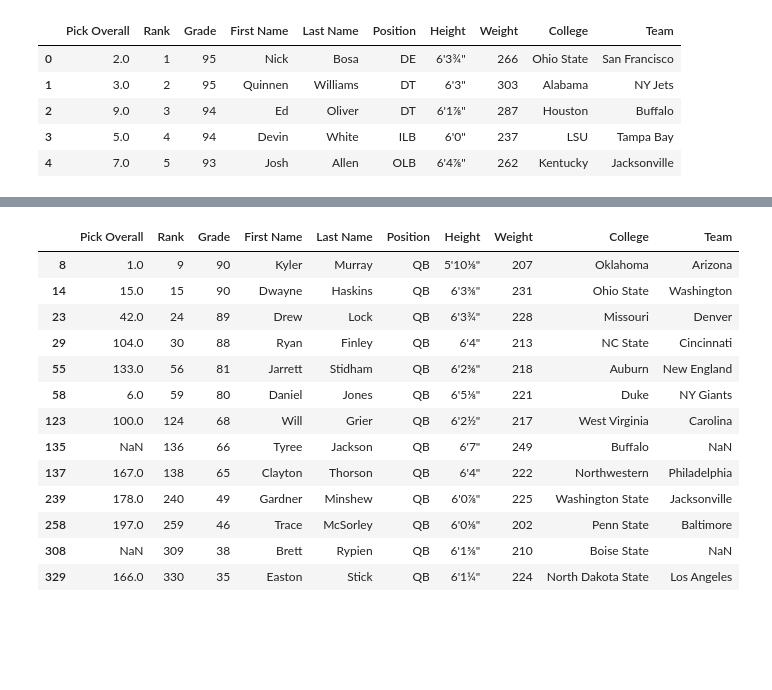
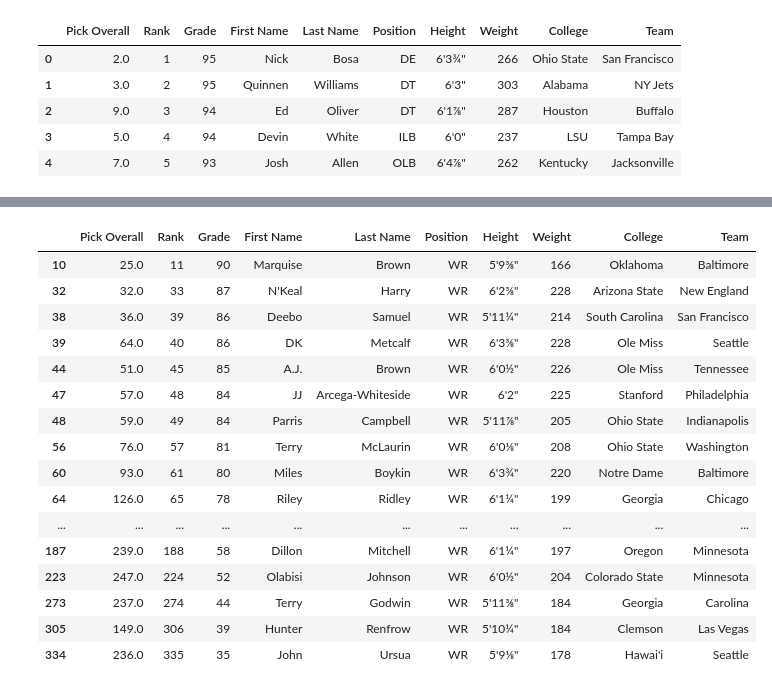
Before and after one commit to walshja03/NFLDraftAnalysis, a Jupyter notebook: RankVsDraft.ipynb, the cells around one changed output, grey strips where cells are left out. Drawn from its saved outputs; the diff is of its cells as text; code cells hidden in the pictures; blank space fills up the shorter version.

```diff
--- a/RankVsDraft.ipynb
+++ b/RankVsDraft.ipynb
@@ -172,21 +146,24 @@ Warnings:
 # %%
-positions = d2019["Position"].unique()
+positions = drafted2019["Position"].unique()
 # %%
-posdfs ={i:d2019[d2019["Position"]==i] for i in positions}
+posdfs ={i:drafted2019[drafted2019["Position"]==i] for i in positions}
 # %%
-posdfs["QB"]
+posdfs["WR"]
 # %% [output]
 |  | Pick Overall | Rank | Grade | First Name | Last Name | Position | Height | Weight | College | Team |
-| 8 | 1.0 | 9 | 90 | Kyler | Murray | QB | 5'10⅛" | 207 | Oklahoma | Arizona |
-| 14 | 15.0 | 15 | 90 | Dwayne | Haskins | QB | 6'3⅜" | 231 | Ohio State | Washington |
-| 23 | 42.0 | 24 | 89 | Drew | Lock | QB | 6'3¾" | 228 | Missouri | Denver |
-| 29 | 104.0 | 30 | 88 | Ryan | Finley | QB | 6'4" | 213 | NC State | Cincinnati |
-| 55 | 133.0 | 56 | 81 | Jarrett | Stidham | QB | 6'2⅜" | 218 | Auburn | New England |
-| 58 | 6.0 | 59 | 80 | Daniel | Jones | QB | 6'5⅛" | 221 | Duke | NY Giants |
-| 123 | 100.0 | 124 | 68 | Will | Grier | QB | 6'2½" | 217 | West Virginia | Carolina |
-| 135 | NaN | 136 | 66 | Tyree | Jackson | QB | 6'7" | 249 | Buffalo | NaN |
-| 137 | 167.0 | 138 | 65 | Clayton | Thorson | QB | 6'4" | 222 | Northwestern | Philadelphia |
-| 239 | 178.0 | 240 | 49 | Gardner | Minshew | QB | 6'0⅞" | 225 | Washington State | Jacksonville |
-| 258 | 197.0 | 259 | 46 | Trace | McSorley | QB | 6'0⅛" | 202 | Penn State | Baltimore |
-| 308 | NaN | 309 | 38 | Brett | Rypien | QB | 6'1⅝" | 210 | Boise State | NaN |
-| 329 | 166.0 | 330 | 35 | Easton | Stick | QB | 6'1¼" | 224 | North Dakota State | Los Angeles |
+| 10 | 25.0 | 11 | 90 | Marquise | Brown | WR | 5'9⅜" | 166 | Oklahoma | Baltimore |
+| 32 | 32.0 | 33 | 87 | N'Keal | Harry | WR | 6'2⅜" | 228 | Arizona State | New England |
+| 38 | 36.0 | 39 | 86 | Deebo | Samuel | WR | 5'11¼" | 214 | South Carolina | San Francisco |
+| 39 | 64.0 | 40 | 86 | DK | Metcalf | WR | 6'3⅜" | 228 | Ole Miss | Seattle |
+| 44 | 51.0 | 45 | 85 | A.J. | Brown | WR | 6'0½" | 226 | Ole Miss | Tennessee |
+| 47 | 57.0 | 48 | 84 | JJ | Arcega-Whiteside | WR | 6'2" | 225 | Stanford | Philadelphia |
+| 48 | 59.0 | 49 | 84 | Parris | Campbell | WR | 5'11⅞" | 205 | Ohio State | Indianapolis |
+| 56 | 76.0 | 57 | 81 | Terry | McLaurin | WR | 6'0⅛" | 208 | Ohio State | Washington |
+| 60 | 93.0 | 61 | 80 | Miles | Boykin | WR | 6'3¾" | 220 | Notre Dame | Baltimore |
+| 64 | 126.0 | 65 | 78 | Riley | Ridley | WR | 6'1¼" | 199 | Georgia | Chicago |
+| ... | ... | ... | ... | ... | ... | ... | ... | ... | ... | ... |
+| 187 | 239.0 | 188 | 58 | Dillon | Mitchell | WR | 6'1¼" | 197 | Oregon | Minnesota |
+| 223 | 247.0 | 224 | 52 | Olabisi | Johnson | WR | 6'0½" | 204 | Colorado State | Minnesota |
+| 273 | 237.0 | 274 | 44 | Terry | Godwin | WR | 5'11⅜" | 184 | Georgia | Carolina |
+| 305 | 149.0 | 306 | 39 | Hunter | Renfrow | WR | 5'10¼" | 184 | Clemson | Las Vegas |
+| 334 | 236.0 | 335 | 35 | John | Ursua | WR | 5'9⅛" | 178 | Hawai'i | Seattle |
```
Also changed, not shown: parts of 15 cells of this notebook, 3 other files.
